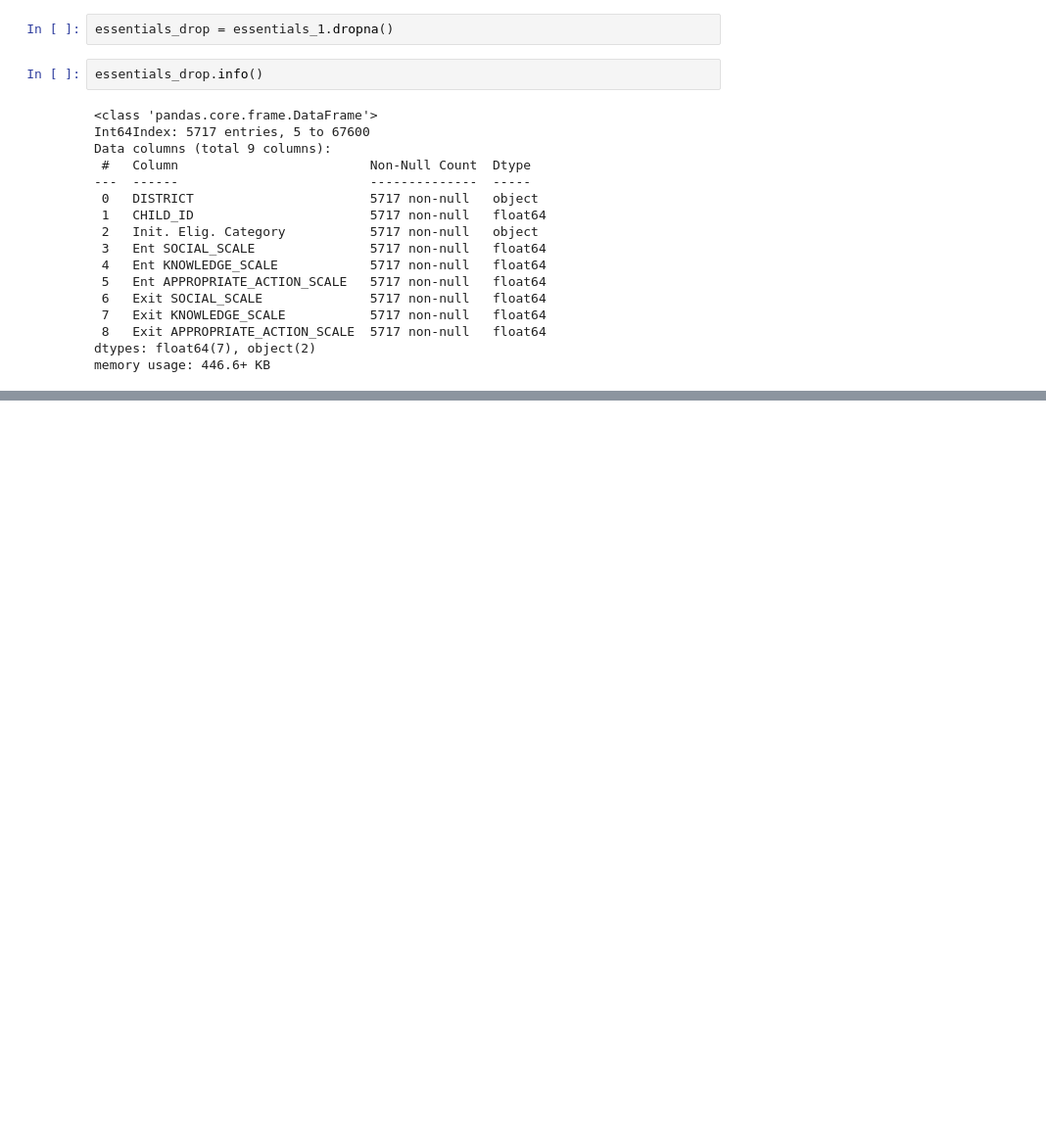
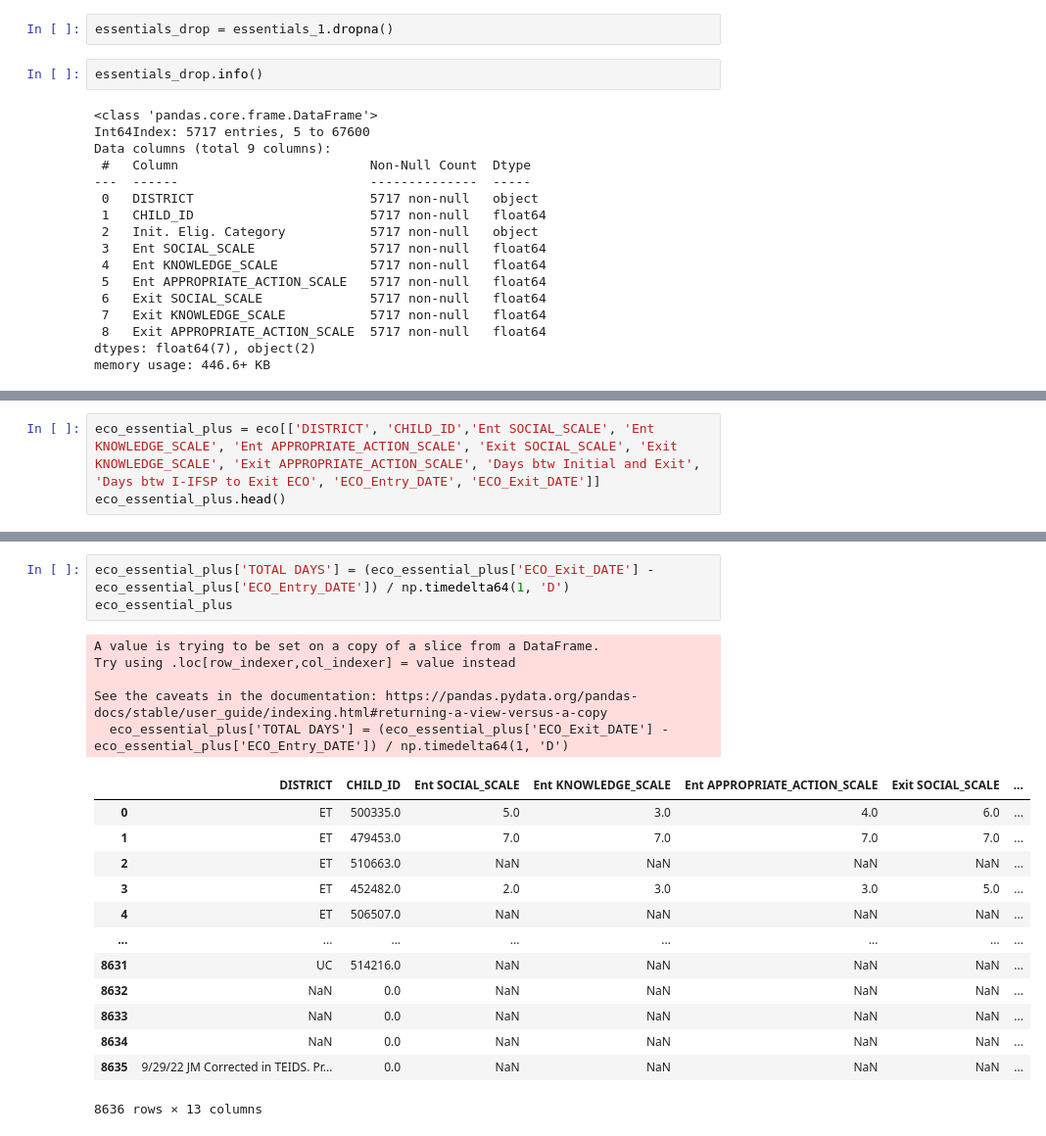
Before and after one commit to NSS-Data-Analytics-Cohort-7/didd-newbalancesonthebloc, a Jupyter notebook: Notebook/DIDD_partner_project.ipynb, the cells around one changed output, grey strips where cells are left out. Shown: that part at 98% size. Drawn from its saved outputs; the diff is of its cells as text; blank space fills up the shorter version.

```diff
--- a/Notebook/DIDD_partner_project.ipynb
+++ b/Notebook/DIDD_partner_project.ipynb
@@ -232,0 +335,3 @@ TypeError: unsupported operand type(s) for -: 'str' and 'str'
+# %%
+eco_essential_plus = eco[['DISTRICT', 'CHILD_ID','Ent SOCIAL_SCALE', 'Ent KNOWLEDGE_SCALE', 'Ent APPROPRIATE_ACTION_SCALE', 'Exit SOCIAL_SCALE', 'Exit KNOWLEDGE_SCALE', 'Exit APPROPRIATE_ACTION_SCALE', 'Days btw Initial and Exit', 'Days btw I-IFSP to Exit ECO', 'ECO_Entry_DATE', 'ECO_Exit_DATE']]
+eco_essential_plus.head()
@@ -232,0 +345,22 @@ TypeError: unsupported operand type(s) for -: 'str' and 'str'
+# %%
+eco_essential_plus['TOTAL DAYS'] = (eco_essential_plus['ECO_Exit_DATE'] - eco_essential_plus['ECO_Entry_DATE']) / np.timedelta64(1, 'D')
+eco_essential_plus
+# %% [output]
+A value is trying to be set on a copy of a slice from a DataFrame.
+Try using .loc[row_indexer,col_indexer] = value instead
+
+See the caveats in the documentation: https://pandas.pydata.org/pandas-docs/stable/user_guide/indexing.html#returning-a-view-versus-a-copy
+  eco_essential_plus['TOTAL DAYS'] = (eco_essential_plus['ECO_Exit_DATE'] - eco_essential_plus['ECO_Entry_DATE']) / np.timedelta64(1, 'D')
+|  | DISTRICT | CHILD_ID | Ent SOCIAL_SCALE | Ent KNOWLEDGE_SCALE | Ent APPROPRIATE_ACTION_SCALE | Exit SOCIAL_SCALE | ... |
+| 0 | ET | 500335.0 | 5.0 | 3.0 | 4.0 | 6.0 | ... |
+| 1 | ET | 479453.0 | 7.0 | 7.0 | 7.0 | 7.0 | ... |
+| 2 | ET | 510663.0 | NaN | NaN | NaN | NaN | ... |
+| 3 | ET | 452482.0 | 2.0 | 3.0 | 3.0 | 5.0 | ... |
+| 4 | ET | 506507.0 | NaN | NaN | NaN | NaN | ... |
+| ... | ... | ... | ... | ... | ... | ... | ... |
+| 8631 | UC | 514216.0 | NaN | NaN | NaN | NaN | ... |
+| 8632 | NaN | 0.0 | NaN | NaN | NaN | NaN | ... |
+| 8633 | NaN | 0.0 | NaN | NaN | NaN | NaN | ... |
+| 8634 | NaN | 0.0 | NaN | NaN | NaN | NaN | ... |
+| 8635 | 9/29/22 JM Corrected in TEIDS. Pr... | 0.0 | NaN | NaN | NaN | NaN | ... |
+8636 rows × 13 columns
```
Also changed, not shown: parts of 24 cells of this notebook.
